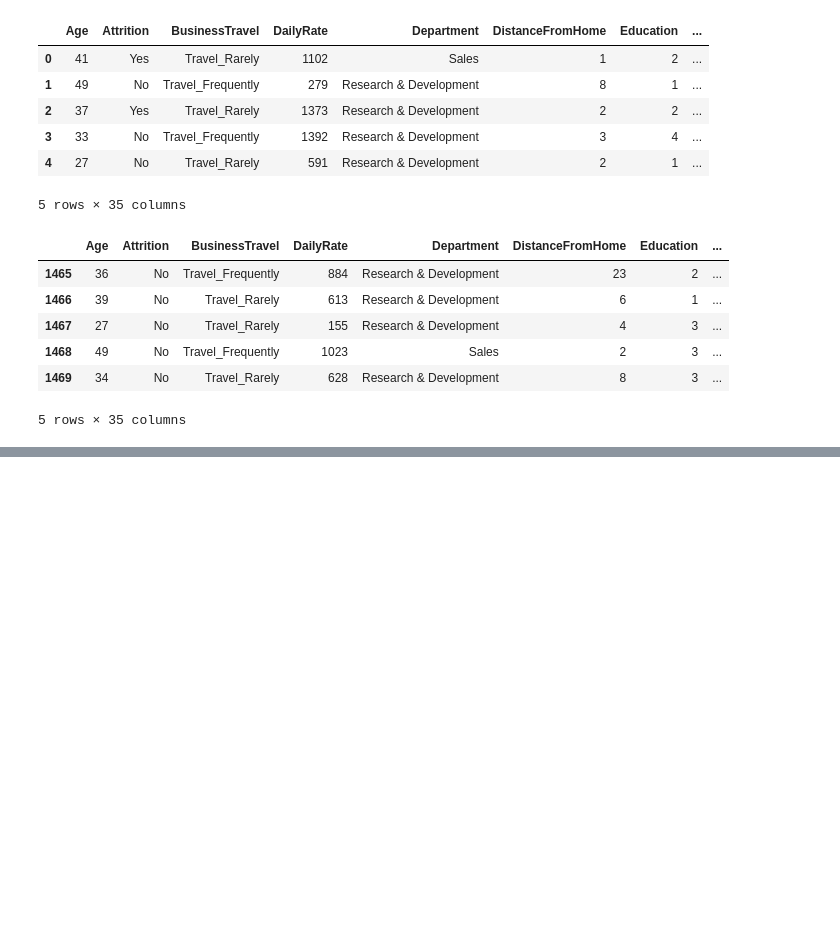
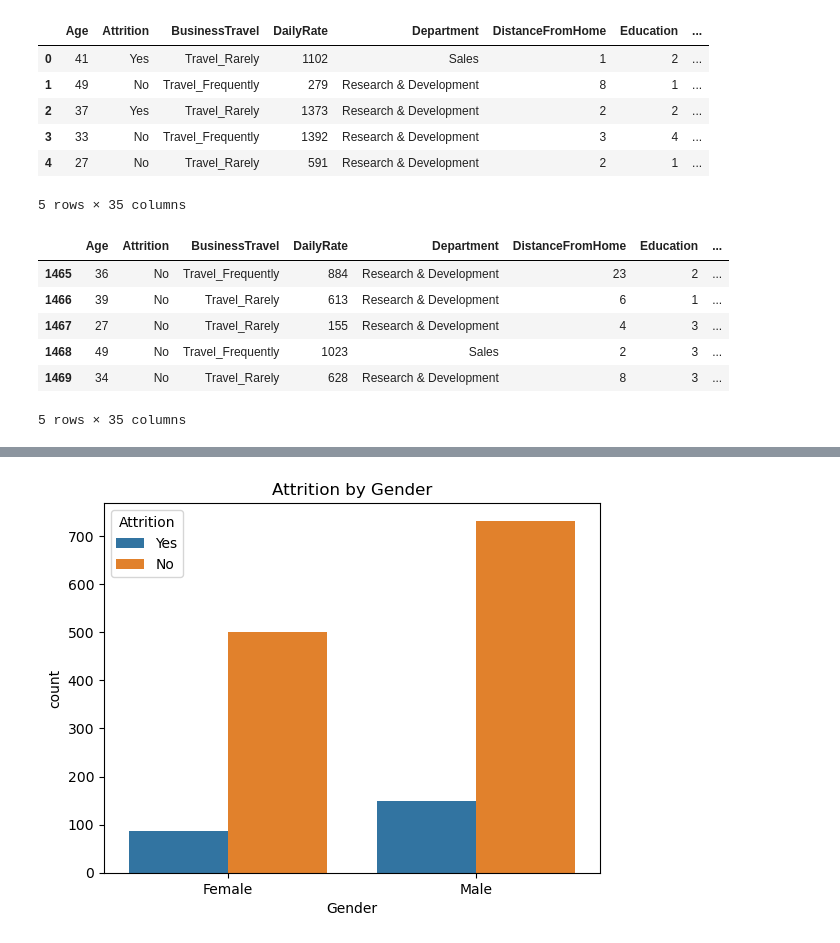
Before and after one commit to anjalishivastwa1/Employee-Attrition-Analysis, a Jupyter notebook: Attrition_Project.ipynb, the cells around one changed output, grey strips where cells are left out. Cells and saved outputs as stored; diff of their text form; code cells hidden in the pictures; blank space fills up the shorter version.

```diff
--- a/Attrition_Project.ipynb
+++ b/Attrition_Project.ipynb
@@ -30,0 +199,8 @@ df.tail()
+# %%
+# Gender wise attrition
+sns.countplot(x='Gender', hue='Attrition', data=df_clean)
+plt.title("Attrition by Gender")
+plt.savefig("Gender wise attrition.png")
+plt.show()
+# %% [output]
+[figure, added]
```
Also changed, not shown: parts of 22 cells of this notebook.
